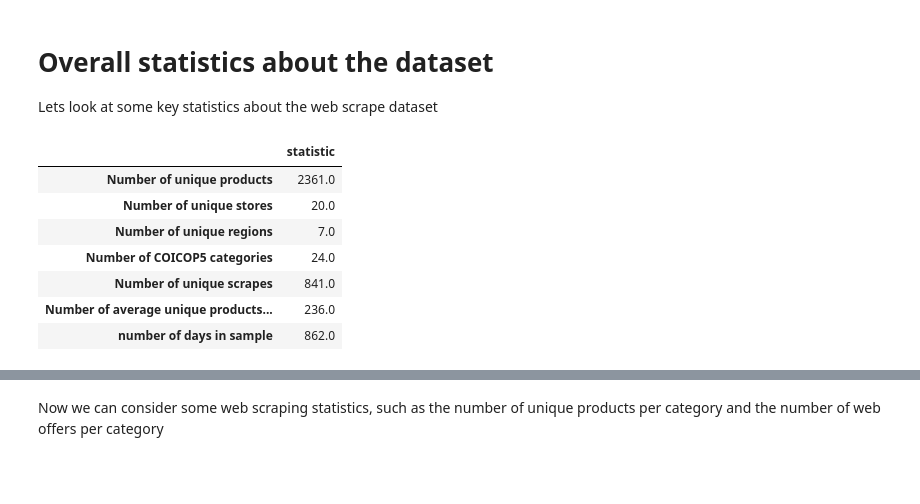
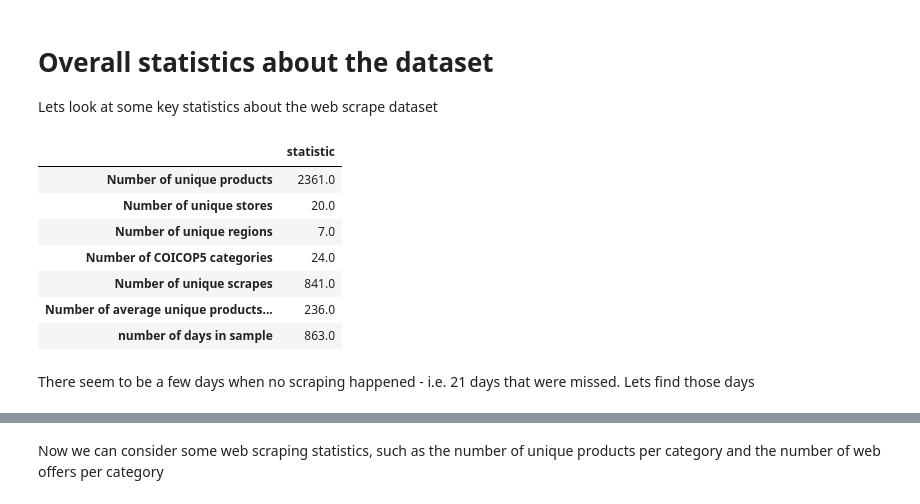
Before and after one commit to sergegoussev/price_stats_experiments, a Jupyter notebook: notebooks/Sasso_et_al_italian_dataset.ipynb, the cells around one changed output, grey strips where cells are left out. Cells and saved outputs as stored; diff of their text form; code cells hidden in the pictures; blank space fills up the shorter version.

```diff
--- a/notebooks/Sasso_et_al_italian_dataset.ipynb
+++ b/notebooks/Sasso_et_al_italian_dataset.ipynb
@@ -116,24 +117,26 @@ Lets look at some key statistics about the web scrape dataset
 # %%
 #| echo: true
 
 stats = {}
 stats['Number of unique products'] = df['product'].nunique()
 stats['Number of unique stores'] = df['store_id'].nunique()
 stats['Number of unique regions'] = df['region'].nunique()
 stats['Number of COICOP5 categories'] = df['COICOP5'].nunique()
 stats['Number of unique scrapes'] = df['date'].nunique()
 stats['Number of average unique products per store per date'] = round(df.groupby(["date", "store_id"])["product_id"].nunique().reset_index()['product_id'].mean(),1)
 d_end = datetime.fromisoformat(df['date'].max())
 d_start = datetime.fromisoformat(df['date'].min())
 d = d_end-d_start
-stats['number of days in sample'] = d.days
+stats['number of days in sample'] = d.days + 1
 pd.DataFrame.from_dict(stats, orient='index', columns=['statistic'])
 # %% [output]
 |  | statistic |
 | Number of unique products | 2361.0 |
 | Number of unique stores | 20.0 |
 | Number of unique regions | 7.0 |
 | Number of COICOP5 categories | 24.0 |
 | Number of unique scrapes | 841.0 |
 | Number of average unique products... | 236.0 |
-| number of days in sample | 862.0 |
+| number of days in sample | 863.0 |
+# %% [markdown]
+There seem to be a few days when no scraping happened - i.e. 21 days that were missed. Lets find those days
```
Also changed, not shown: parts of 6 cells of this notebook, 2 other files.
